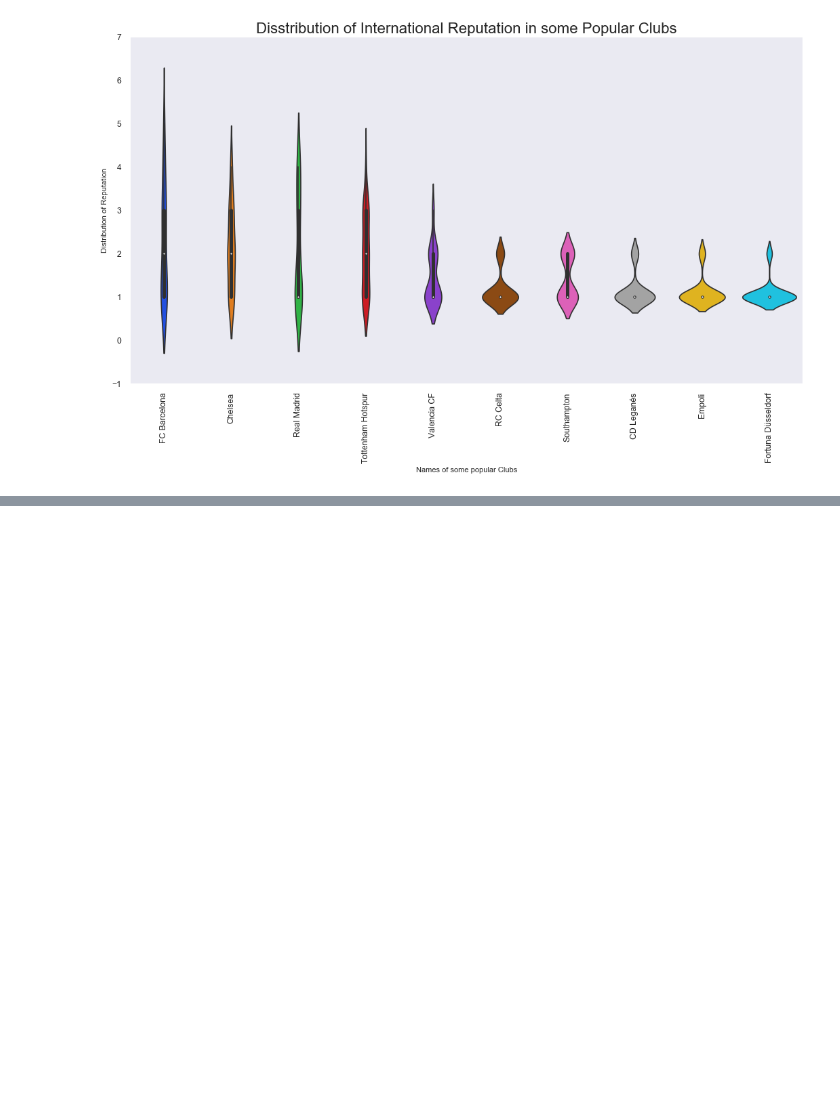
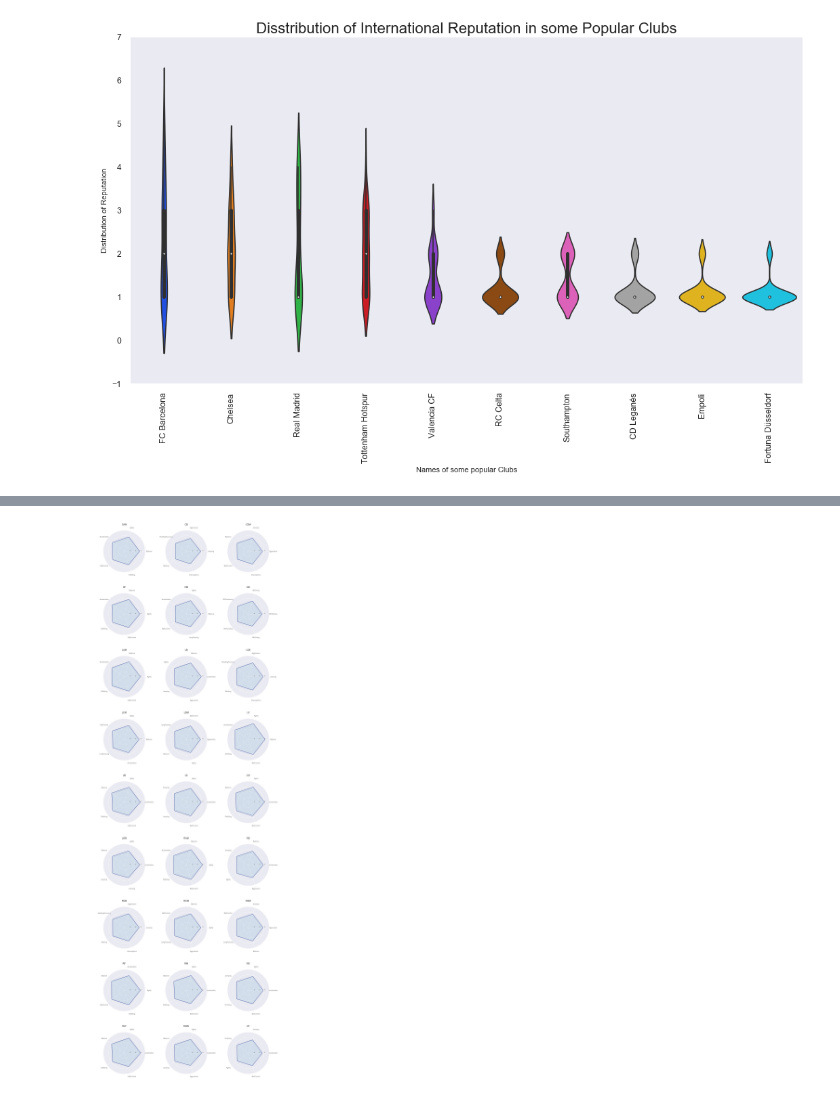
Before and after one commit to SiddarthSamdani/Fifa_Visualization, a Jupyter notebook: Fifa_Visualization.ipynb, the cells around one changed output, grey strips where cells are left out. Cells and saved outputs as stored; diff of their text form; code cells hidden in the pictures; blank space fills up the shorter version.

```diff
--- a/Fifa_Visualization.ipynb
+++ b/Fifa_Visualization.ipynb
@@ -730,0 +833,15 @@ plt.show()
+# %%
+# defining the features of players
+
+player_features = ('Acceleration', 'Aggression', 'Agility',
+                   'Balance', 'BallControl', 'Composure',
+                   'Crossing', 'Dribbling', 'FKAccuracy',
+                   'Finishing', 'GKDiving', 'GKHandling',
+                   'GKKicking', 'GKPositioning', 'GKReflexes',
+                   'HeadingAccuracy', 'Interceptions', 'Jumping',
+                   'LongPassing', 'LongShots', 'Marking', 'Penalties')
+
+# Top four features for every position in football
+
+for i, val in data.groupby(data['Position'])[player_features].mean().iterrows():
+    print('Position {}: {}, {}, {}'.format(i, *tuple(val.nlargest(4).index)))
@@ -730,0 +866,45 @@ plt.show()
+# %%
+from math import pi
+
+idx = 1
+plt.figure(figsize=(15,45))
+for position_name, features in data.groupby(data['Position'])[player_features].mean().iterrows():
+    top_features = dict(features.nlargest(5))
+
+    # number of variable
+    categories=top_features.keys()
+    N = len(categories)
+
+    # We are going to plot the first line of the data frame.
+    # But we need to repeat the first value to close the circular graph:
+    values = list(top_features.values())
+    values += values[:1]
+
+    # What will be the angle of each axis in the plot? (we divide the plot / number of variable)
+    angles = [n / float(N) * 2 * pi for n in range(N)]
+    angles += angles[:1]
+
+    # Initialise the spider plot
+    ax = plt.subplot(9, 3, idx, polar=True)
+
+    # Draw one axe per variable + add labels labels yet
+    plt.xticks(angles[:-1], categories, color='grey', size=8)
+
+     # Draw ylabels
+    ax.set_rlabel_position(0)
+    plt.yticks([25,50,75], ["25","50","75"], color="grey", size=7)
+    plt.ylim(0,100)
+
+    plt.subplots_adjust(hspace = 0.5)
+
+    # Plot data
+    ax.plot(angles, values, linewidth=1, linestyle='solid')
+
+    # Fill area
+    ax.fill(angles, values, 'b', alpha=0.1)
+
+    plt.title(position_name, size=11, y=1.1)
+
+    idx += 1
+# %% [output]
+[figure, added]
```
Also changed, not shown: parts of 12 cells of this notebook.
